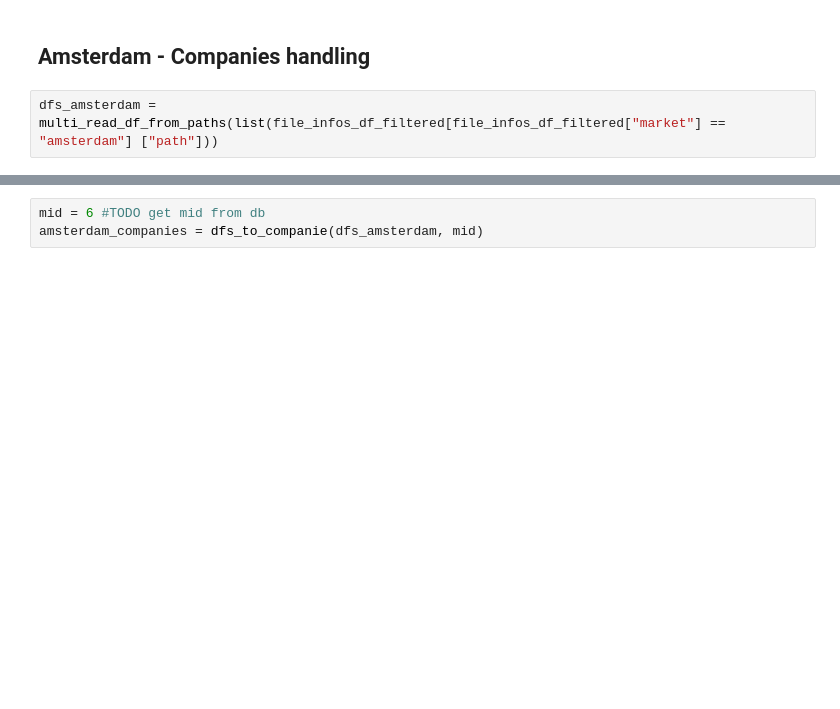
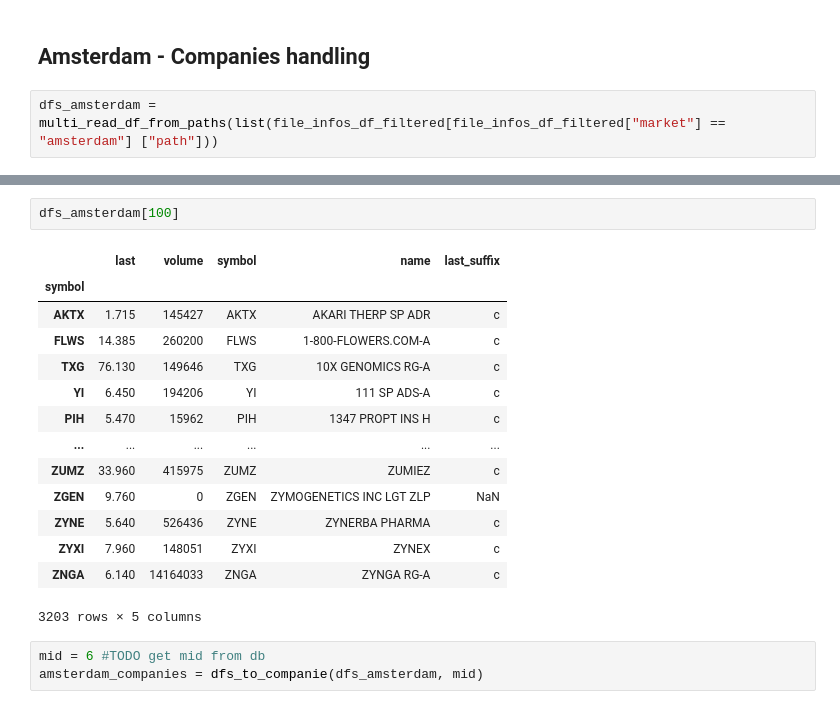
Before and after one commit to camilziane/bourse_big_data, a Jupyter notebook: analyzer/analyzer_playground.ipynb, the cells around one changed output, grey strips where cells are left out. Saved outputs shown, nothing was run; the diff lists cells and outputs as text; blank space fills up the shorter version.

```diff
--- a/analyzer/analyzer_playground.ipynb
+++ b/analyzer/analyzer_playground.ipynb
@@ -126,3 +112,20 @@ dfs_amsterdam[0]
+# %%
+dfs_amsterdam[100]
+# %% [output]
+|  | last | volume | symbol | name | last_suffix |
+| symbol |  |  |  |  |  |
+| AKTX | 1.715 | 145427 | AKTX | AKARI THERP SP ADR | c |
+| FLWS | 14.385 | 260200 | FLWS | 1-800-FLOWERS.COM-A | c |
+| TXG | 76.130 | 149646 | TXG | 10X GENOMICS RG-A | c |
+| YI | 6.450 | 194206 | YI | 111 SP ADS-A | c |
+| PIH | 5.470 | 15962 | PIH | 1347 PROPT INS H | c |
+| ... | ... | ... | ... | ... | ... |
+| ZUMZ | 33.960 | 415975 | ZUMZ | ZUMIEZ | c |
+| ZGEN | 9.760 | 0 | ZGEN | ZYMOGENETICS INC LGT ZLP | NaN |
+| ZYNE | 5.640 | 526436 | ZYNE | ZYNERBA PHARMA | c |
+| ZYXI | 7.960 | 148051 | ZYXI | ZYNEX | c |
+| ZNGA | 6.140 | 14164033 | ZNGA | ZYNGA RG-A | c |
+3203 rows × 5 columns
 # %%
 mid = 6 #TODO get mid from db
 amsterdam_companies = dfs_to_companie(dfs_amsterdam, mid)
```
Also changed, not shown: parts of 17 cells of this notebook.
